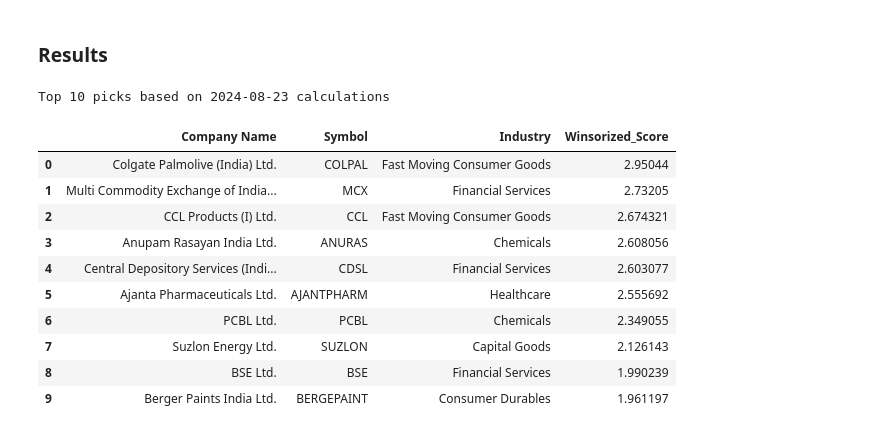
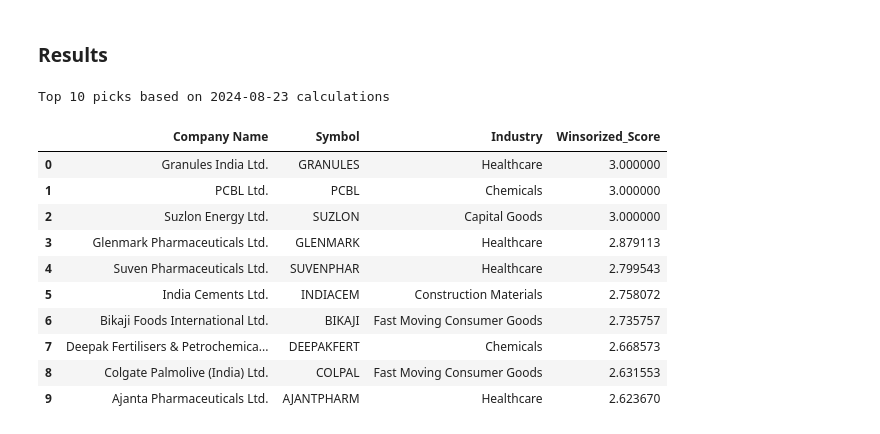
Before and after one commit to priyanshuJain-32/msci_implementation, a Jupyter notebook: main.ipynb, the cells around one changed output. Saved outputs shown, nothing was run; the diff lists cells and outputs as text; code cells hidden in the pictures.

```diff
--- a/main.ipynb
+++ b/main.ipynb
@@ -305,2 +343,10 @@ cCal(sp_ohlcv, tickers=sp_tickers)
+# %%
+# Calculating mean and std for the same in order to arrive at zscores
+
+C_score_nf["mean"] = list(C_score_nf.mean(axis=1))
+C_score_nf["std"] = list(C_score_nf.std(axis=1))
+
+C_score_sp["mean"] = list(C_score_sp.mean(axis=1))
+C_score_sp["std"] = list(C_score_sp.std(axis=1))
 # %% [markdown]
 ### Calculating Single Momentum Standardized Z-score
@@ -320,0 +353,17 @@ sms_zscore(sp_ohlcv, window=3*52, tickers=sp_tickers)
+# %%
+# Calculating Winsorized Z scores for the data below
+
+C_zscore_nf = C_score_nf.copy(deep=True)
+C_zscore_sp = C_score_sp.copy(deep=True)
+
+# Dropping the columns not needed in this z score df
+C_zscore_nf.drop(["mean", "std"], inplace=True, axis=1)
+C_zscore_sp.drop(["mean", "std"], inplace=True, axis = 1)
+
+def winsorized_zscore(C_score, C_zscore, tickers):
+    for ticker in tickers:
+        C_zscore[ticker] = (C_score[ticker] - C_score["mean"])/C_score["std"]
+        C_zscore[ticker] = C_zscore[ticker].apply(lambda x: max(min(x, 3), -3))
+
+winsorized_zscore(C_score_nf, C_zscore_nf, nf_tickers)
+winsorized_zscore(C_score_sp, C_zscore_sp, sp_tickers)
@@ -323,41 +400,36 @@ sms_zscore(sp_ohlcv, window=3*52, tickers=sp_tickers)
 # %%
 # Take all the present day values of C scores for all the 500 stocks and their tickers and save in another data frame
 
-latest_C_nf = pd.DataFrame(columns=["ticker", "Winsorized_Score"])
-latest_C_sp = pd.DataFrame(columns=["ticker", "Winsorized_Score"])
+latest_C_nf = pd.DataFrame(C_zscore_nf.iloc[-1]).reset_index()
+latest_C_sp = pd.DataFrame(C_zscore_sp.iloc[-1]).reset_index()
 
-def pickScores(data, output, tickers):
-    for idx, ticker in enumerate(tickers):
-        output.at[idx,"ticker"] = ticker
-        output.at[idx,"Winsorized_Score"] = data[ticker]["156_sms_zscore"][-1]
-
-pickScores(nf_ohlcv, latest_C_nf, nf_tickers)
-pickScores(sp_ohlcv, latest_C_sp, sp_tickers)
+latest_C_nf.columns = ["Symbol", "Winsorized_Score"]
+latest_C_sp.columns = ["Symbol", "Winsorized_Score"]
 # %% [markdown]
 ### Results
 # %%
 # Dropping winsorized score for those which the data was insufficient to calculate
 nifty_na = latest_C_nf[latest_C_nf["Winsorized_Score"].isna()]
 
 nifty_without_na = latest_C_nf.dropna()
 
-top10_nf = nifty_without_na.sort_values(by="Winsorized_Score", ascending=False).head(10).merge(nf500, how = "left", left_on="ticker", right_on="Symbol")
+top10_nf = nifty_without_na.sort_values(by="Winsorized_Score", ascending=False).head(10).merge(nf500, how = "left", left_on="Symbol", right_on="Symbol")
 
 print("Top 10 picks based on {} calculations".format(dt.datetime.today().date()))
 top10_nf[["Company Name", "Symbol", "Industry", "Winsorized_Score"]]
 # %% [output]
 Top 10 picks based on 2024-08-23 calculations
 |  | Company Name | Symbol | Industry | Winsorized_Score |
-| 0 | Colgate Palmolive (India) Ltd. | COLPAL | Fast Moving Consumer Goods | 2.95044 |
-| 1 | Multi Commodity Exchange of India... | MCX | Financial Services | 2.73205 |
-| 2 | CCL Products (I) Ltd. | CCL | Fast Moving Consumer Goods | 2.674321 |
-| 3 | Anupam Rasayan India Ltd. | ANURAS | Chemicals | 2.608056 |
-| 4 | Central Depository Services (Indi... | CDSL | Financial Services | 2.603077 |
-| 5 | Ajanta Pharmaceuticals Ltd. | AJANTPHARM | Healthcare | 2.555692 |
-| 6 | PCBL Ltd. | PCBL | Chemicals | 2.349055 |
-| 7 | Suzlon Energy Ltd. | SUZLON | Capital Goods | 2.126143 |
-| 8 | BSE Ltd. | BSE | Financial Services | 1.990239 |
-| 9 | Berger Paints India Ltd. | BERGEPAINT | Consumer Durables | 1.961197 |
+| 0 | Granules India Ltd. | GRANULES | Healthcare | 3.000000 |
+| 1 | PCBL Ltd. | PCBL | Chemicals | 3.000000 |
+| 2 | Suzlon Energy Ltd. | SUZLON | Capital Goods | 3.000000 |
+| 3 | Glenmark Pharmaceuticals Ltd. | GLENMARK | Healthcare | 2.879113 |
+| 4 | Suven Pharmaceuticals Ltd. | SUVENPHAR | Healthcare | 2.799543 |
+| 5 | India Cements Ltd. | INDIACEM | Construction Materials | 2.758072 |
+| 6 | Bikaji Foods International Ltd. | BIKAJI | Fast Moving Consumer Goods | 2.735757 |
+| 7 | Deepak Fertilisers & Petrochemica... | DEEPAKFERT | Chemicals | 2.668573 |
+| 8 | Colgate Palmolive (India) Ltd. | COLPAL | Fast Moving Consumer Goods | 2.631553 |
+| 9 | Ajanta Pharmaceuticals Ltd. | AJANTPHARM | Healthcare | 2.623670 |
 # %%
 # Dropping winsorized score for those which the data was insufficient to calculate
 sp_na = latest_C_sp[latest_C_sp["Winsorized_Score"].isna()]
```
Also changed, not shown: parts of 22 cells of this notebook, 1 other file.
